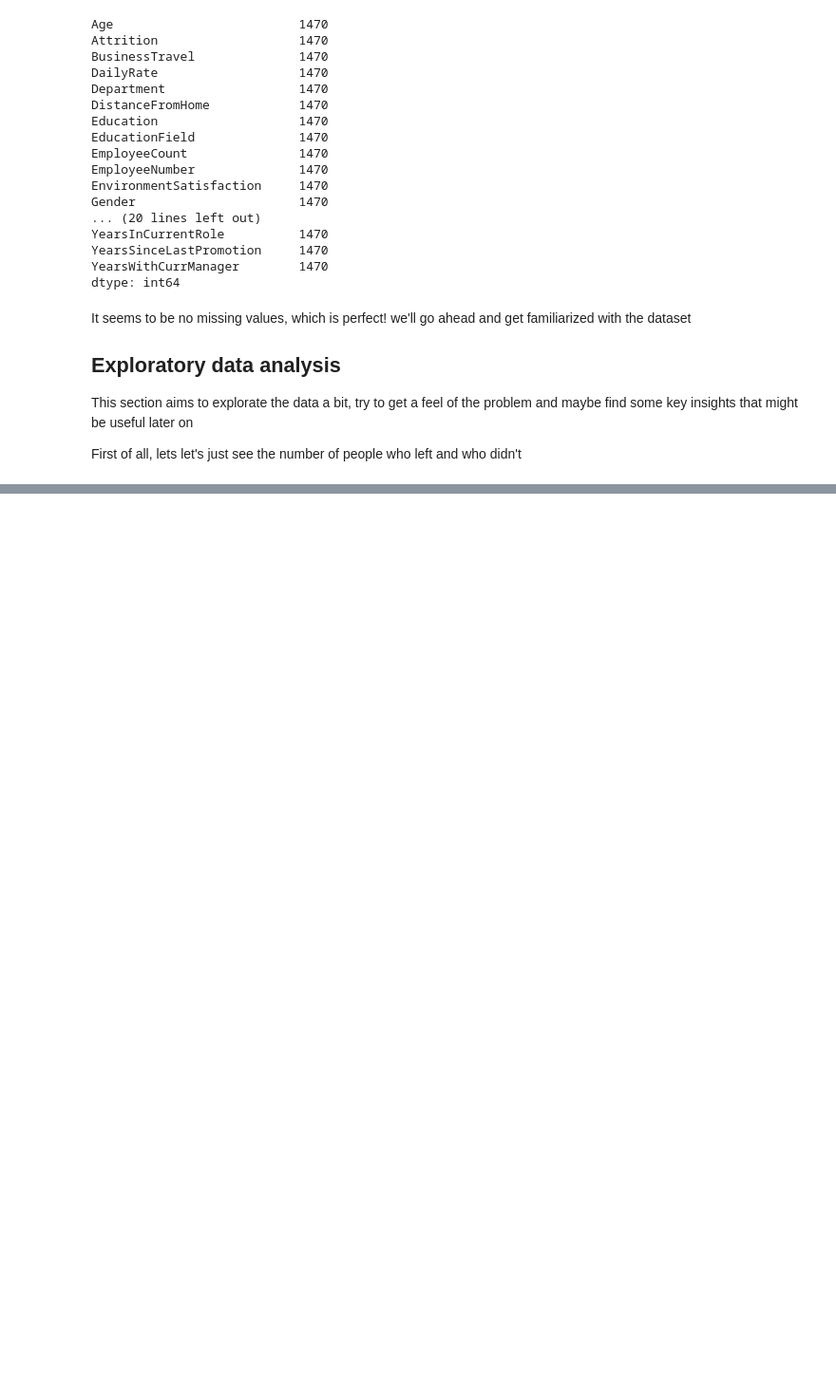
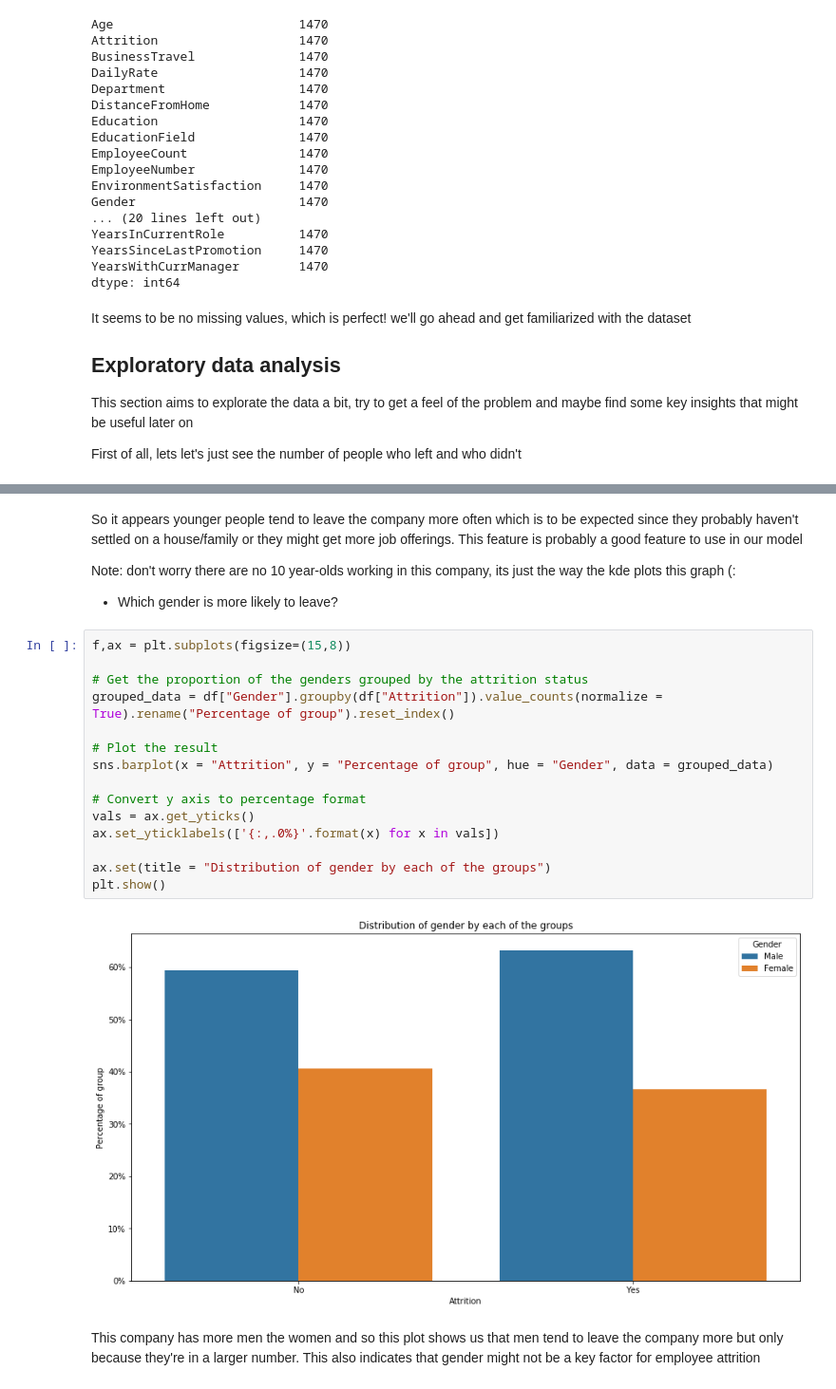
Before and after one commit to MrLucasFischer/kaggle-employee-attrition, a Jupyter notebook: code/employee-attrition-study.ipynb, the cells around one changed output, grey strips where cells are left out. Shown at 95% size. Saved outputs shown, nothing was run; the diff lists cells and outputs as text; blank space fills up the shorter version.

```diff
--- a/code/employee-attrition-study.ipynb
+++ b/code/employee-attrition-study.ipynb
@@ -63,0 +86,25 @@ df.loc[df.Attrition == "Yes"].shape
+# %% [markdown]
+So it appears younger people tend to leave the company more often which is to be expected since they probably haven't settled on a house/family or they might get more job offerings. This feature is probably a good feature to use in our model
+
+Note: don't worry there are no 10 year-olds working in this company, its just the way the kde plots this graph (:
+
+* Which gender is more likely to leave?
+# %%
+f,ax = plt.subplots(figsize=(15,8))
+
+# Get the proportion of the genders grouped by the attrition status
+grouped_data = df["Gender"].groupby(df["Attrition"]).value_counts(normalize = True).rename("Percentage of group").reset_index()
+
+# Plot the result
+sns.barplot(x = "Attrition", y = "Percentage of group", hue = "Gender", data = grouped_data)
+
+# Convert y axis to percentage format
+vals = ax.get_yticks()
+ax.set_yticklabels(['{:,.0%}'.format(x) for x in vals])
+
+ax.set(title = "Distribution of gender by each of the groups")
+plt.show()
+# %% [output]
+[figure, added]
+# %% [markdown]
+This company has more men the women and so this plot shows us that men tend to leave the company more but only because they're in a larger number. This also indicates that gender might not be a key factor for employee attrition
```
Also changed, not shown: parts of 5 cells of this notebook.
